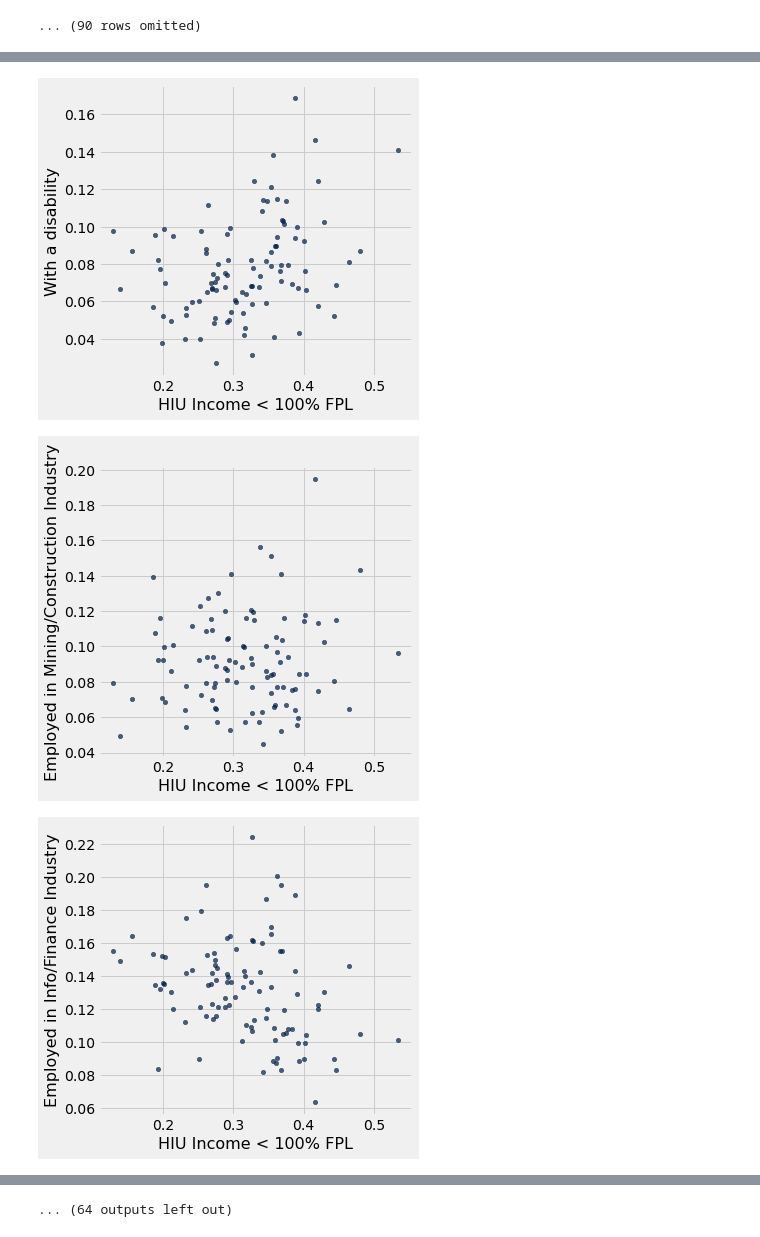
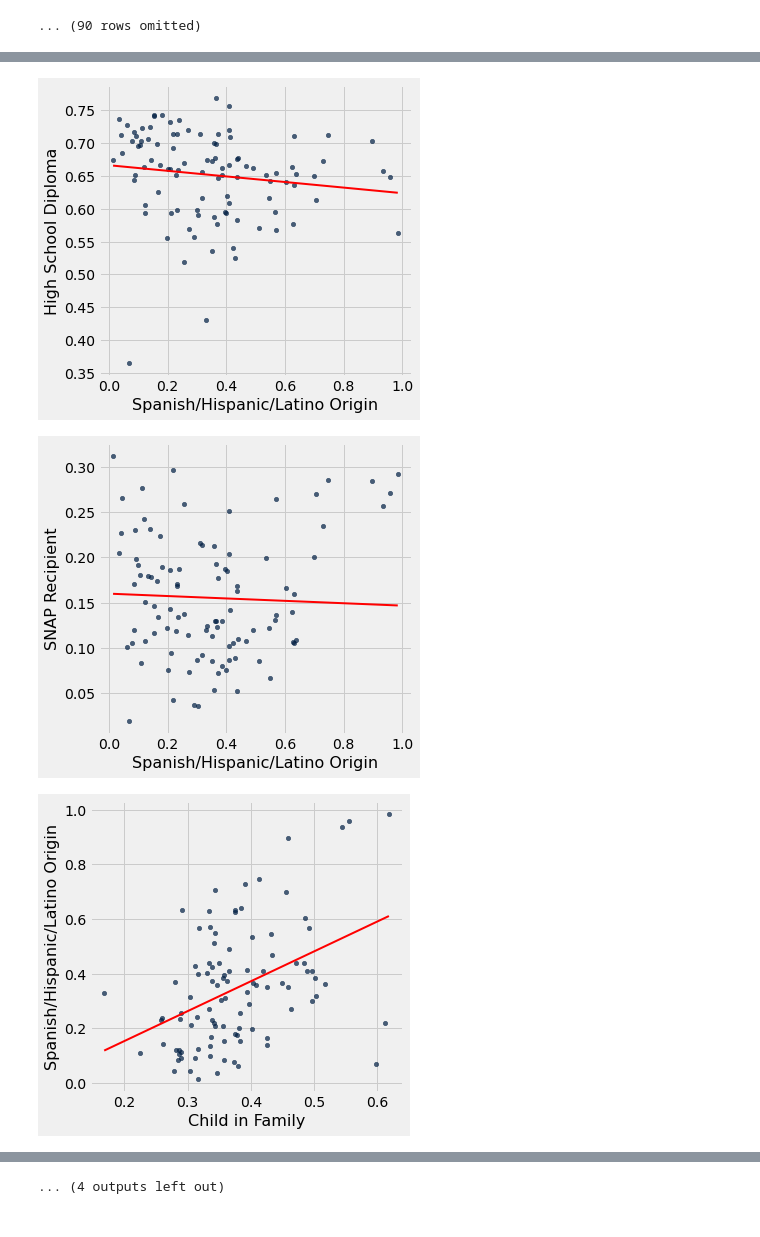
Before and after one commit to peter-h-wi/CDC_Website, a Jupyter notebook: dataAnalysis/CDC.ipynb, the cells around one changed output, grey strips where cells are left out. Drawn from its saved outputs; the diff is of its cells as text; code cells hidden in the pictures.

Commit message:
Add plot line on scatter plots, compare the consistency of data, find the most reliable and important factors, and find the association between those factors.

```diff
--- a/dataAnalysis/CDC.ipynb
+++ b/dataAnalysis/CDC.ipynb
@@ -140,0 +254,4 @@ important_factors = make_array("HIU Income < 100% FPL", "HIU Income 100-138% FPL
+# %%
+# get the inclination > 0
+inclination_over_0_factors = factors.where("Inclination", are.above(0))
+inclination_over_0_factors
@@ -140,0 +271,4 @@ important_factors = make_array("HIU Income < 100% FPL", "HIU Income 100-138% FPL
+# %%
+top_10_high_correlation_factors = inclination_over_0_factors.sort("Inclination", descending = True).take(np.arange(10))
+top_10_high_correlation_factors.barh("Factor", "Inclination")
+top_10_high_correlation_factors.barh("Factor", "difference sum")
@@ -140,0 +278,3 @@ important_factors = make_array("HIU Income < 100% FPL", "HIU Income 100-138% FPL
+# %%
+top_5_consistent_correlation_factors = top_10_high_correlation_factors.sort("difference sum", descending = False).take(np.arange(5))
+top_5_consistent_correlation_factors.barh("Factor", "Inclination")
@@ -141,11 +291,27 @@ important_factors = make_array("HIU Income < 100% FPL", "HIU Income 100-138% FPL
+# %%
+def getGraphInfo2(col1, col2):
+    top_x_mean = highest_total_in_percent.sort(col1, descending = True).take(np.arange(sample_num)).column(col1).mean()
+    low_x_mean = highest_total_in_percent.sort(col1, descending = False).take(np.arange(sample_num)).column(col1).mean()
+
+    top_y_mean = highest_total_in_percent.sort(col1, descending = True).take(np.arange(sample_num)).column(col2).mean()
+    low_y_mean = highest_total_in_percent.sort(col1, descending = False).take(np.arange(sample_num)).column(col2).mean()
+
+    lean = (top_y_mean - low_y_mean) / (top_x_mean - low_x_mean)
+
+    y0 = top_y_mean - lean * top_x_mean
+    x_min = highest_total_in_percent.sort(col1, descending = False).take(0).column(col1).mean()
+    y_min = lean * x_min + y0
+    x_max = highest_total_in_percent.sort(col1, descending = True).take(0).column(col1).mean()
+    y_max = lean * x_max + y0
+    return [lean, x_min, y_min, x_max, y_max]
 # %%
-for factor in important_factors:
-    for factor2 in important_factors:
-        if ("Income" in factor) and ("Income" in factor2):
-            continue
-        if ("Industry" in factor) and ("Industry" in factor2):
-            continue
+for factor in top_5_consistent_correlation_factors.column("Factor"):
+    for factor2 in top_5_consistent_correlation_factors.column("Factor"):
+        if "High" in factor or "Age" in factor:
+            break
         if factor == factor2:
             continue
+        infos2 = getGraphInfo2(factor, factor2)
         highest_total_in_percent.scatter(factor, factor2)
+        plots.plot([infos2[1], infos2[3]], [infos2[2], infos2[4]], color="red", lw="2")
 # %% [output]
@@ -154,3 +320,3 @@ for factor in important_factors:
-[figure, old version]
+[figure, new version]
-[figure, old version]
+[figure, new version]
-[figure, old version]
+[figure, new version]
@@ -164 +330 @@ for factor in important_factors:
-... (64 outputs left out)
+... (4 outputs left out)
```
Also changed, not shown: parts of 18 cells of this notebook.
